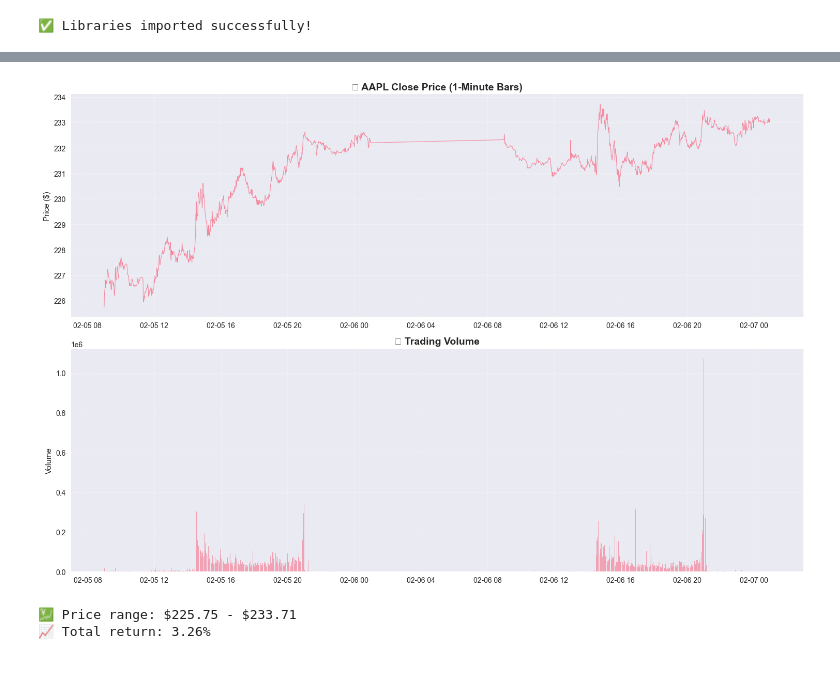
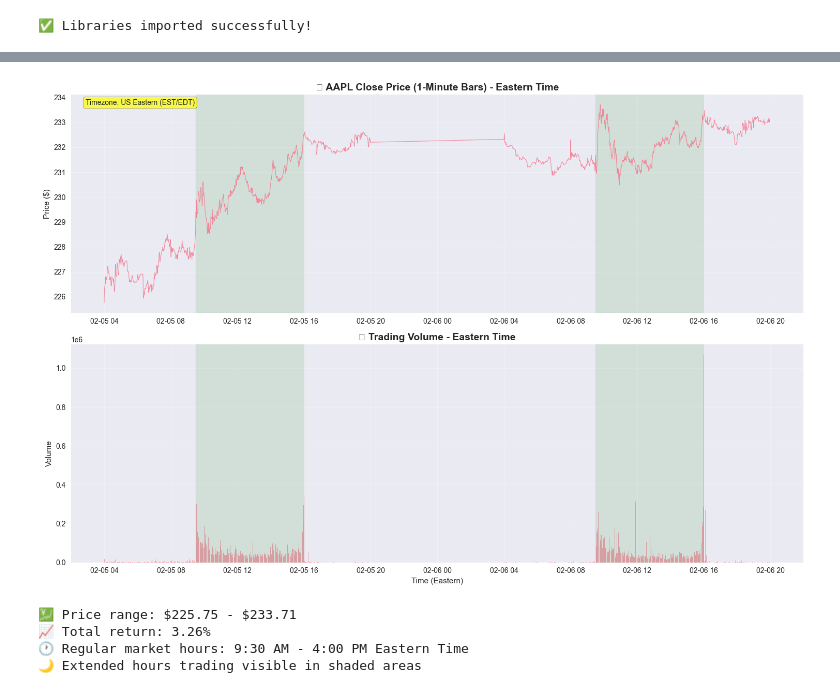
Before and after one commit to mathieudelehaye/orderbook-alpha-signals, a Jupyter notebook: notebooks/01_signal_backtest.ipynb, the cells around one changed output, grey strips where cells are left out. Saved outputs shown, nothing was run; the diff lists cells and outputs as text; code cells hidden in the pictures.

Commit message:
Data plotted with Easter Time

```diff
--- a/notebooks/01_signal_backtest.ipynb
+++ b/notebooks/01_signal_backtest.ipynb
@@ -46,10 +101,14 @@ data_file = "../data/AAPL_2025-02-05_2025-02-06_1min.csv"
 if Path(data_file).exists():
     df = pd.read_csv(data_file)
     df['datetime'] = pd.to_datetime(df['datetime'])
+
+    # Convert UTC to Eastern Time for US market analysis
+    df['datetime'] = df['datetime'].dt.tz_convert('US/Eastern')
     df.set_index('datetime', inplace=True)
 
     print(f"📊 Loaded {len(df):,} rows of data")
-    print(f"📅 Date range: {df.index.min()} to {df.index.max()}")
+    print(f"📅 Date range (Eastern Time): {df.index.min()} to {df.index.max()}")
+    print(f"📅 Date range (UTC): {df.index.min().tz_convert('UTC')} to {df.index.max().tz_convert('UTC')}")
     print(f"\n📈 Basic statistics:")
     print(df[['open', 'high', 'low', 'close', 'volume']].describe())
 
@@ -62,7 +121,7 @@ else:
     np.random.seed(42)
     n_points = 1000
 
-    dates = pd.date_range('2023-01-01 09:30:00', periods=n_points, freq='1min')
+    dates = pd.date_range('2023-01-01 09:30:00', periods=n_points, freq='1min', tz='US/Eastern')
     price = 150 + np.cumsum(np.random.randn(n_points) * 0.1)
 
     df = pd.DataFrame({
@@ -91,28 +151,52 @@ max     233.708000   233.800000   233.510000   233.710000  1.068817e+06
 # %%
 # Visualize the price data
 fig, axes = plt.subplots(2, 1, figsize=(15, 10))
 
 # Price chart
 axes[0].plot(df.index, df['close'], linewidth=0.8, alpha=0.8)
-axes[0].set_title('📈 AAPL Close Price (1-Minute Bars)', fontsize=14, fontweight='bold')
+axes[0].set_title('📈 AAPL Close Price (1-Minute Bars) - Eastern Time', fontsize=14, fontweight='bold')
 axes[0].set_ylabel('Price ($)')
 axes[0].grid(True, alpha=0.3)
 
+# Add market hours shading (9:30 AM - 4:00 PM ET)
+for date in pd.date_range(df.index.min().date(), df.index.max().date(), freq='D'):
+    market_open = pd.Timestamp(date).tz_localize('US/Eastern').replace(hour=9, minute=30)
+    market_close = pd.Timestamp(date).tz_localize('US/Eastern').replace(hour=16, minute=0)
+    if market_open <= df.index.max() and market_close >= df.index.min():
+        axes[0].axvspan(market_open, market_close, alpha=0.1, color='green', label='Market Hours' if date == pd.date_range(df.index.min().date(), df.index.max().date(), freq='D')[0] else "")
+
 # Volume chart
 axes[1].bar(df.index, df['volume'], width=pd.Timedelta(minutes=0.8), alpha=0.6)
-axes[1].set_title('📊 Trading Volume', fontsize=14, fontweight='bold')
+axes[1].set_title('📊 Trading Volume - Eastern Time', fontsize=14, fontweight='bold')
 axes[1].set_ylabel('Volume')
+axes[1].set_xlabel('Time (Eastern)')
 axes[1].grid(True, alpha=0.3)
+
+# Add market hours shading to volume chart too
+for date in pd.date_range(df.index.min().date(), df.index.max().date(), freq='D'):
+    market_open = pd.Timestamp(date).tz_localize('US/Eastern').replace(hour=9, minute=30)
+    market_close = pd.Timestamp(date).tz_localize('US/Eastern').replace(hour=16, minute=0)
+    if market_open <= df.index.max() and market_close >= df.index.min():
+        axes[1].axvspan(market_open, market_close, alpha=0.1, color='green')
+
+# Add timezone info to the plot
+axes[0].text(0.02, 0.98, 'Timezone: US Eastern (EST/EDT)', transform=axes[0].transAxes,
+             bbox=dict(boxstyle="round,pad=0.3", facecolor="yellow", alpha=0.7),
+             verticalalignment='top', fontsize=10)
 
 plt.tight_layout()
 plt.show()
 
 print(f"💹 Price range: ${df['close'].min():.2f} - ${df['close'].max():.2f}")
 print(f"📈 Total return: {(df['close'].iloc[-1] / df['close'].iloc[0] - 1) * 100:.2f}%")
+print(f"🕐 Regular market hours: 9:30 AM - 4:00 PM Eastern Time")
+print(f"🌙 Extended hours trading visible in shaded areas")
 # %% [output]
-[figure, old version]
+[figure, new version]
 💹 Price range: $225.75 - $233.71
 📈 Total return: 3.26%
+🕐 Regular market hours: 9:30 AM - 4:00 PM Eastern Time
+🌙 Extended hours trading visible in shaded areas
 # %%
 ## 2. Engineer Alpha Signals
 # %%
```
Also changed, not shown: parts of 2 cells of this notebook.
